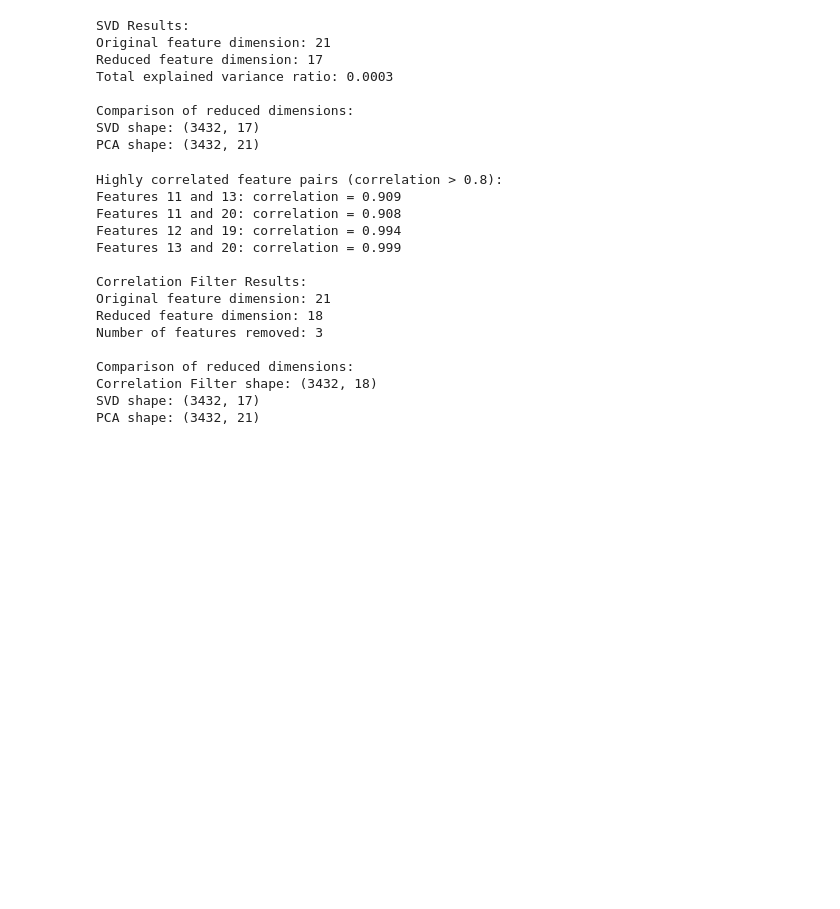
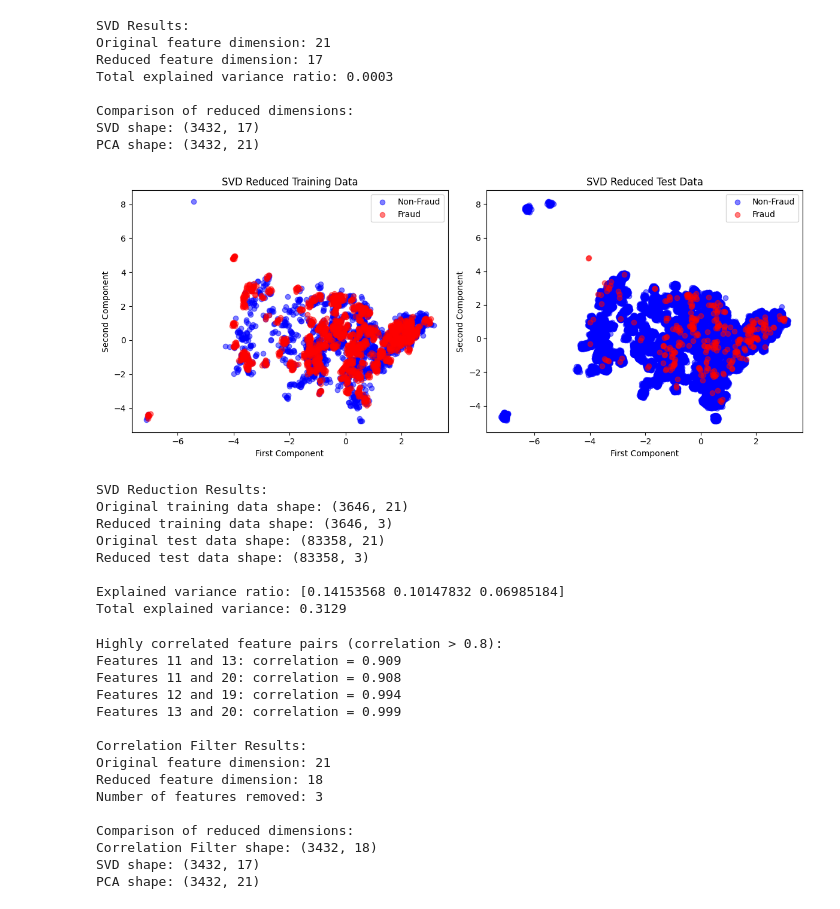
Before and after one commit to naifqarni/credit_card_fraud_detection, a Jupyter notebook: project_notbook.ipynb, the cells around one changed output. Cells and saved outputs as stored; diff of their text form; code cells hidden in the pictures; blank space fills up the shorter version.

```diff
--- a/project_notbook.ipynb
+++ b/project_notbook.ipynb
@@ -477,20 +449,3 @@ class SVM:
     def predict(self, X):
         approx = np.dot(X, self.w) - self.b
         return np.sign(approx)
-# %%
-svm = SVM(learning_rate=0.1, lambda_param=0.001, n_iters=1000)
-svm.fit(X_train, y_train)
-
-# Predictions
-y_pred = svm.predict(X_test)
-y_pred = (y_pred + 1)//2
-
-accuracy = accuracy_score(y_test, y_pred)
-# precision = precision_score(y_test, y_pred)
-# recall = recall_score(y_test, y_pred)
-# f1 = f1_score(y_test, y_pred)
-print("Model Performance:")
-print(f"Accuracy: {accuracy:.2f}")
-# print(f"Precision: {precision:.2f}")
-# print(f"Recall: {recall:.2f}")
-# print(f"F1-Score: {f1:.2f}")
@@ -685,6 +543,63 @@ Total explained variance ratio: 0.0003
 Comparison of reduced dimensions:
 SVD shape: (3432, 17)
 PCA shape: (3432, 21)
+# %%
+# Apply SVD reduction using sklearn
+from sklearn.decomposition import TruncatedSVD
+
+# Initialize SVD with 2 components for visualization
+svd = TruncatedSVD(n_components=3, random_state=42)
+
+# Fit and transform the training data, transform the test data
+X_train_reduced = svd.fit_transform(X_train)
+X_test_reduced = svd.transform(X_test)
+
+# Plot the reduced data
+plt.figure(figsize=(12, 5))
+
+# Training data plot
+plt.subplot(121)
+plt.scatter(X_train_reduced[y_train == 0, 0], X_train_reduced[y_train == 0, 1],
+           c='blue', label='Non-Fraud', alpha=0.5)
+plt.scatter(X_train_reduced[y_train == 1, 0], X_train_reduced[y_train == 1, 1],
+           c='red', label='Fraud', alpha=0.5)
+plt.title('SVD Reduced Training Data')
+plt.xlabel('First Component')
+plt.ylabel('Second Component')
+plt.legend()
+
+# Test data plot
+plt.subplot(122)
+plt.scatter(X_test_reduced[y_test == 0, 0], X_test_reduced[y_test == 0, 1],
+           c='blue', label='Non-Fraud', alpha=0.5)
+plt.scatter(X_test_reduced[y_test == 1, 0], X_test_reduced[y_test == 1, 1],
+           c='red', label='Fraud', alpha=0.5)
+plt.title('SVD Reduced Test Data')
+plt.xlabel('First Component')
+plt.ylabel('Second Component')
+plt.legend()
+
+plt.tight_layout()
+plt.show()
+
+# Print reduction results and explained variance
+print("\nSVD Reduction Results:")
+print(f"Original training data shape: {X_train.shape}")
+print(f"Reduced training data shape: {X_train_reduced.shape}")
+print(f"Original test data shape: {X_test.shape}")
+print(f"Reduced test data shape: {X_test_reduced.shape}")
+print(f"\nExplained variance ratio: {svd.explained_variance_ratio_}")
+print(f"Total explained variance: {svd.explained_variance_ratio_.sum():.4f}")
+# %% [output]
+[figure, added]
+SVD Reduction Results:
+Original training data shape: (3646, 21)
+Reduced training data shape: (3646, 3)
+Original test data shape: (83358, 21)
+Reduced test data shape: (83358, 3)
+
+Explained variance ratio: [0.14153568 0.10147832 0.06985184]
+Total explained variance: 0.3129
 # %%
 # Feature selection using correlation filter method
 class CorrelationFilter:
```
Also changed, not shown: parts of 11 cells of this notebook.
